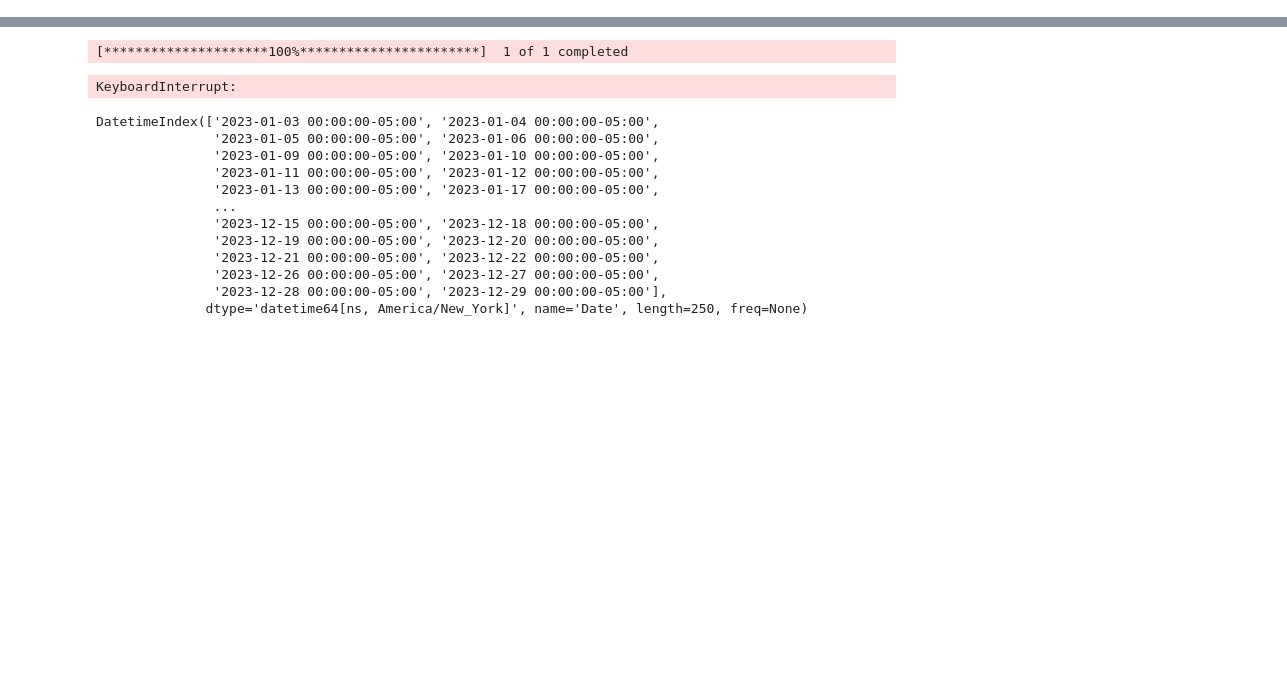
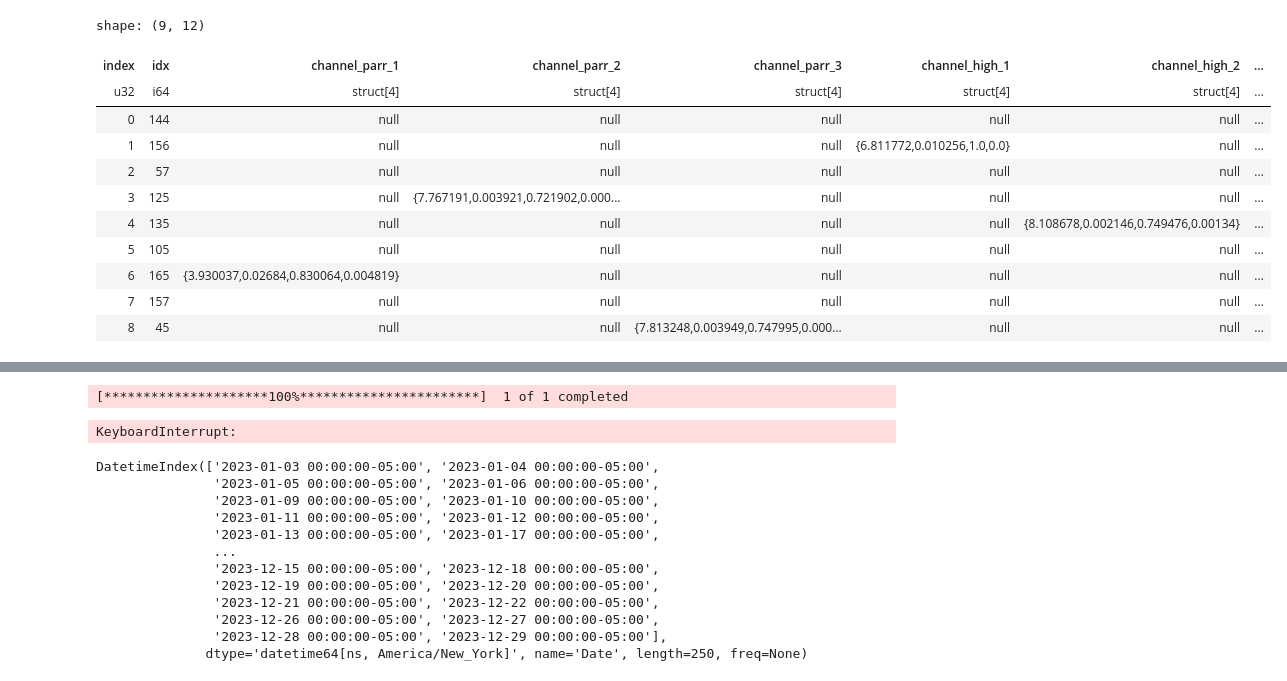
Before and after one commit to jondatan/stock_market, a Jupyter notebook: ploting.ipynb, the cells around one changed output, grey strips where cells are left out. Cells and saved outputs as stored; diff of their text form; code cells hidden in the pictures; blank space fills up the shorter version.

```diff
--- a/ploting.ipynb
+++ b/ploting.ipynb
@@ -47,0 +89,15 @@ data[data.index > '2025-08-01']
+# %%
+dqd
+# %% [output]
+shape: (9, 12)
+| index | idx | channel_parr_1 | channel_parr_2 | channel_parr_3 | channel_high_1 | channel_high_2 | ... |
+| u32 | i64 | struct[4] | struct[4] | struct[4] | struct[4] | struct[4] | ... |
+| 0 | 144 | null | null | null | null | null | ... |
+| 1 | 156 | null | null | null | {6.811772,0.010256,1.0,0.0} | null | ... |
+| 2 | 57 | null | null | null | null | null | ... |
+| 3 | 125 | null | {7.767191,0.003921,0.721902,0.000... | null | null | null | ... |
+| 4 | 135 | null | null | null | null | {8.108678,0.002146,0.749476,0.00134} | ... |
+| 5 | 105 | null | null | null | null | null | ... |
+| 6 | 165 | {3.930037,0.02684,0.830064,0.004819} | null | null | null | null | ... |
+| 7 | 157 | null | null | null | null | null | ... |
+| 8 | 45 | null | null | {7.813248,0.003949,0.747995,0.000... | null | null | ... |
```
Also changed, not shown: parts of 14 cells of this notebook, 1 other file.
